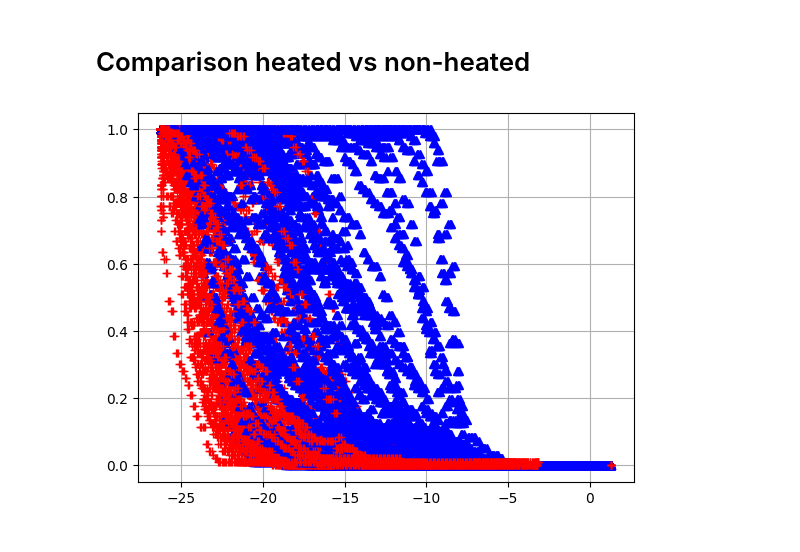
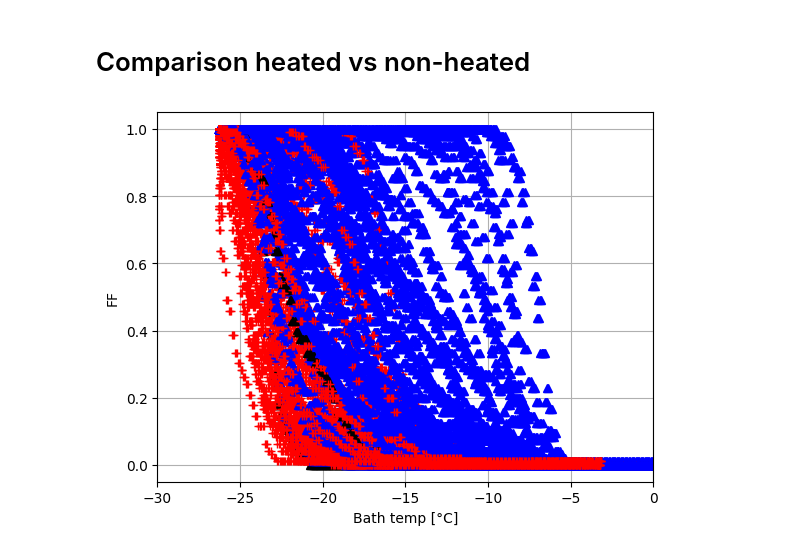
Before and after one commit to gfogwill/freezing_experiment_analyzer, a Jupyter notebook: notebooks/Reports.ipynb, the cells around one changed output. Cells and saved outputs as stored; diff of their text form; code cells hidden in the pictures.

```diff
--- a/notebooks/Reports.ipynb
+++ b/notebooks/Reports.ipynb
@@ -4,3 +7,5 @@
+# %%
+colors=["#E69F00", "#56B4E9", "#009E73", "#0072B2", "#D55E00", "#CC79A7", "#F0E442"]
 # %% [markdown]
 # Individual FF plots
 # %%
@@ -23,11 +28,16 @@ for experiment in exp_list:
                             ('Setpoit_Temp_°C', '<f8'),
                             ('Bath_Temp_°C', '<f8'),
                             ('FF', '<f8')])
-        plt.plot(data['Bath_Temp_°C'], data['FF'])
+        plt.plot(data['Bath_Temp_°C'], data['FF'], color=colors[1])
+
+        plt.xlabel('Bath temp [°C]')
+        plt.ylabel('FF')
+
+        plt.legend()
+        plt.grid()
+        plt.xlim((-30, 0))
+        plt.title(f'{experiment}')
+
         plt.savefig(paths.reports_path / 'individual-FF' / f'{experiment}.png')
         plt.cla()
-
-
-        suma = data['Bath_Temp_°C'].sum()
-        last = data['Bath_Temp_°C'][-1]
 # %% [output]
@@ -56,7 +83,7 @@ for experiment in exp_list:
                             ('Bath_Temp_°C', '<f8'),
                             ('FF', '<f8')])
 
-        plt.plot(data['Bath_Temp_°C'], data['FF'], 'r', label='heated')
+        plt.plot(data['Bath_Temp_°C'], data['FF'], color=colors[4], label='heated')
 
         a, b, c = experiment.split('_')[1:4]
         print(experiment)
@@ -74,13 +101,17 @@ for experiment in exp_list:
                             ('Bath_Temp_°C', '<f8'),
                             ('FF', '<f8')])
 
-        plt.plot(data['Bath_Temp_°C'], data['FF'], 'b', label='non-heated')
+        plt.plot(data['Bath_Temp_°C'], data['FF'], color=colors[1], label='non-heated')
+
+        plt.xlabel('Bath temp [°C]')
+        plt.ylabel('FF')
+
         plt.legend()
         plt.grid()
+        plt.xlim((-30, 0))
+
         plt.savefig(paths.reports_path / 'heated-FF' / f'{experiment}.png')
         plt.cla()
-        suma = data['Bath_Temp_°C'].sum()
-        last = data['Bath_Temp_°C'][-1]
 # %% [output]
 221007_LVS10_0811_0600_720min_T95_001
 221006_LVS_0808_bg2_T95_001
@@ -140,8 +171,13 @@ for experiment in exp_list:
         temp, n_wells = read_matlab_results(experiment)
         plt.plot(temp, n_wells/96., 'g', label='Matlab')
 
+        plt.xlabel('Bath temp [°C]')
+        plt.ylabel('FF')
+
+        plt.legend()
         plt.grid()
-        plt.legend()
+        plt.xlim((-30, 0))
+
         plt.savefig(paths.reports_path / 'algorithms-comparison-FF' / f'{experiment}.png')
         plt.cla()
 # %% [output]
@@ -158,31 +194,36 @@ import matplotlib.pyplot as plt
 plt.figure(1)
 
 exp_list = os.listdir(paths.processed_data_path)
 
 
 for experiment in exp_list:
     if not experiment.startswith('.'):
         data = np.genfromtxt(paths.processed_data_path / experiment / 'frozen_fraction_report.csv',
                          delimiter=',',
                          skip_header=1,
                          dtype=[('date', 'datetime64[s]'),
                                 ('Setpoit_Temp_°C', '<f8'),
                                 ('Bath_Temp_°C', '<f8'),
                                 ('FF', '<f8')])
 
         if experiment.split('_')[-2] == 'T95':
             plt.plot(data['Bath_Temp_°C'], data['FF'], '+r', label='heated')
 
         elif experiment.split('_')[-2] == 'T20':
             plt.plot(data['Bath_Temp_°C'], data['FF'], '^b', label='non-heated')
 
         else:
             plt.plot(data['Bath_Temp_°C'], data['FF'], '^k', label='background')
 
 
 # plt.legend()
+plt.xlabel('Bath temp [°C]')
+plt.ylabel('FF')
+
+# plt.legend()
+plt.xlim((-30, 0))
 plt.grid()
 
 plt.savefig(paths.reports_path / f'Comparison_heat_vs_nonheat.png')
 # %% [output]
-[figure, old version]
+[figure, new version]
```
Also changed, not shown: parts of 2 cells of this notebook, 1 other file.
